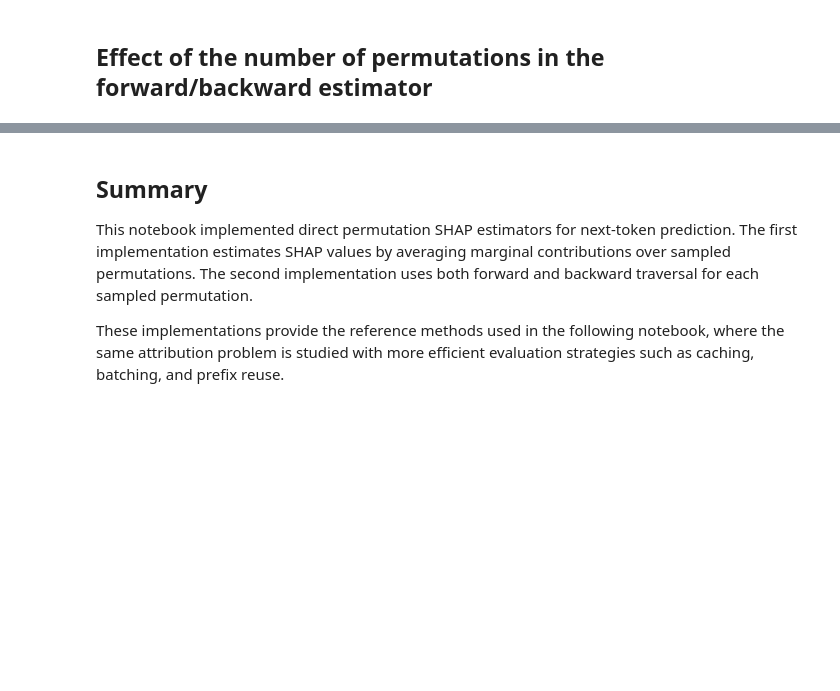
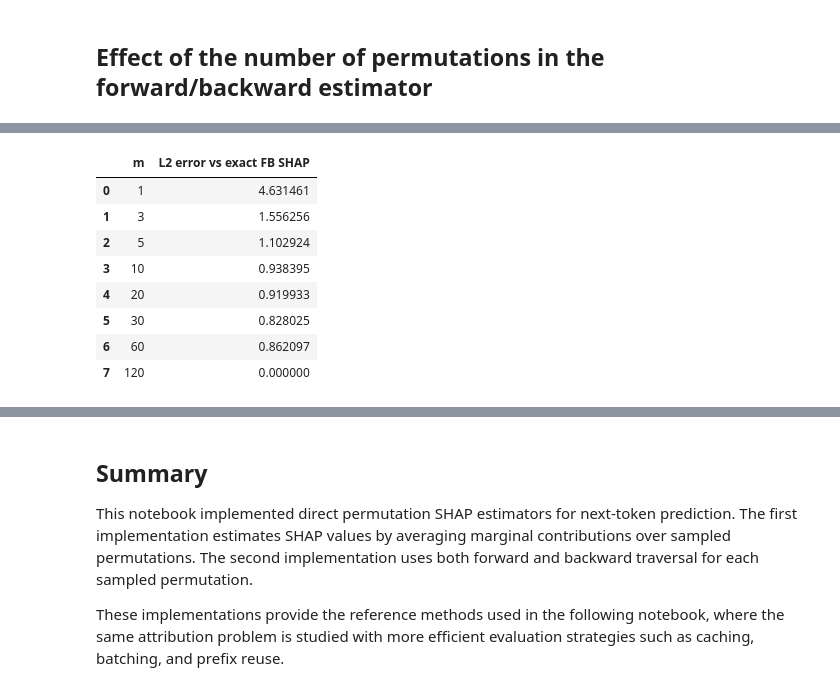
Before and after one commit to diego-rsuarez-data/tfm-shap-llms, a Jupyter notebook: notebooks/03_permutation_shap_next_token_prediction.ipynb, the cells around one changed output, grey strips where cells are left out. Cells and saved outputs as stored; diff of their text form; code cells hidden in the pictures; blank space fills up the shorter version.

```diff
--- a/notebooks/03_permutation_shap_next_token_prediction.ipynb
+++ b/notebooks/03_permutation_shap_next_token_prediction.ipynb
@@ -495,0 +522,22 @@ plt.show()
+# %%
+l2_errors_fb = {
+    m: np.linalg.norm(results_fb[m] - shap_exact)
+    for m in m_values
+}
+
+l2_error_df = pd.DataFrame({
+    "m": list(l2_errors_fb.keys()),
+    "L2 error vs exact FB SHAP": list(l2_errors_fb.values())
+})
+
+display(l2_error_df)
+# %% [output]
+|  | m | L2 error vs exact FB SHAP |
+| 0 | 1 | 4.631461 |
+| 1 | 3 | 1.556256 |
+| 2 | 5 | 1.102924 |
+| 3 | 10 | 0.938395 |
+| 4 | 20 | 0.919933 |
+| 5 | 30 | 0.828025 |
+| 6 | 60 | 0.862097 |
+| 7 | 120 | 0.000000 |
```
Also changed, not shown: parts of 5 cells of this notebook.
